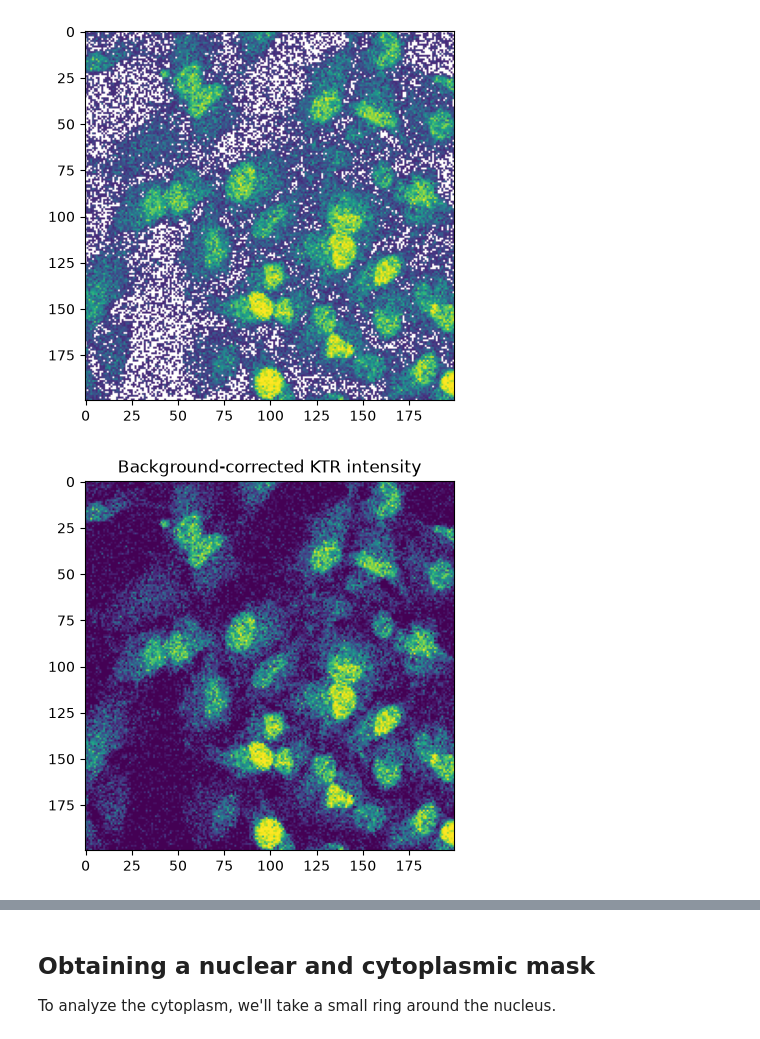
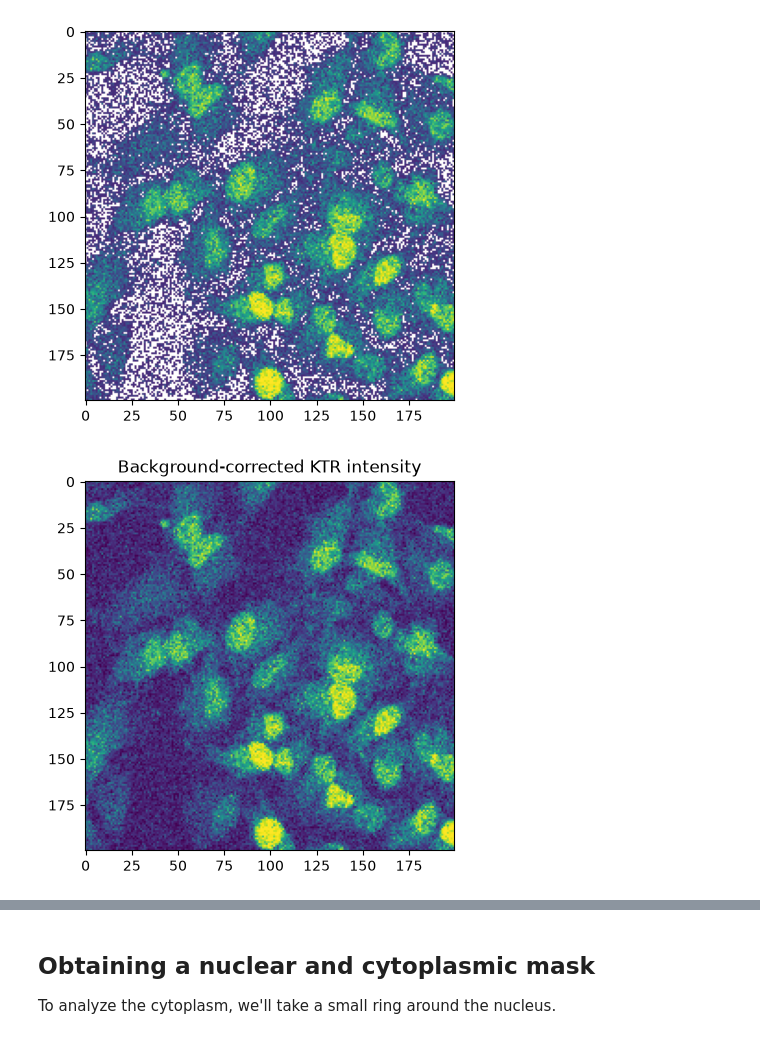
Before and after one commit to NL-BioImaging/NL-BioImageAnalysis-course2026, a Jupyter notebook: day_1/image_processing/Image_processing_concepts_pt2.ipynb, the cells around one changed output, grey strips where cells are left out. Cells and saved outputs as stored; diff of their text form; code cells hidden in the pictures.

```diff
--- a/day_1/image_processing/Image_processing_concepts_pt2.ipynb
+++ b/day_1/image_processing/Image_processing_concepts_pt2.ipynb
@@ -125,13 +125,12 @@ _ = plt.imshow(img_KTR_crop<the_mode1, alpha=(img_KTR_crop<the_mode1)*1.0, cmap=
 [figure]
 # %%
 # Calculate the background subtracted image
-img_KTR_corr = img_KTR-the_mode1
-img_KTR_corr[img_KTR<the_mode1]=0
+img_KTR_corr = img_KTR.astype(float)-the_mode1
 
 _ = plt.title("Background-corrected KTR intensity")
 _ = plt.imshow(img_KTR_corr[0:200, 0:200])
 # %% [output]
-[figure, old version]
+[figure, new version]
 # %%
 _ = plt.title("Histogram of the background-corrected image")
 _ = plt.hist(img_KTR_corr.ravel(), bins=100)
```
Also changed, not shown: parts of 2 cells of this notebook, 1 other file.
